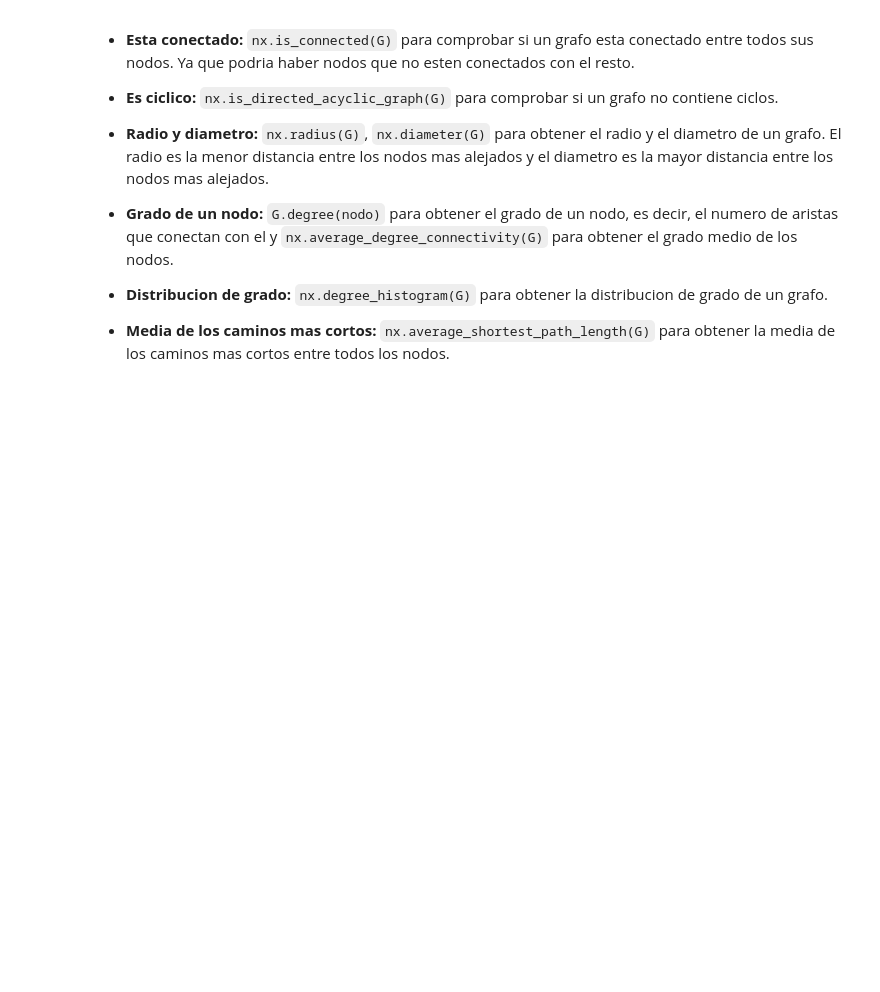
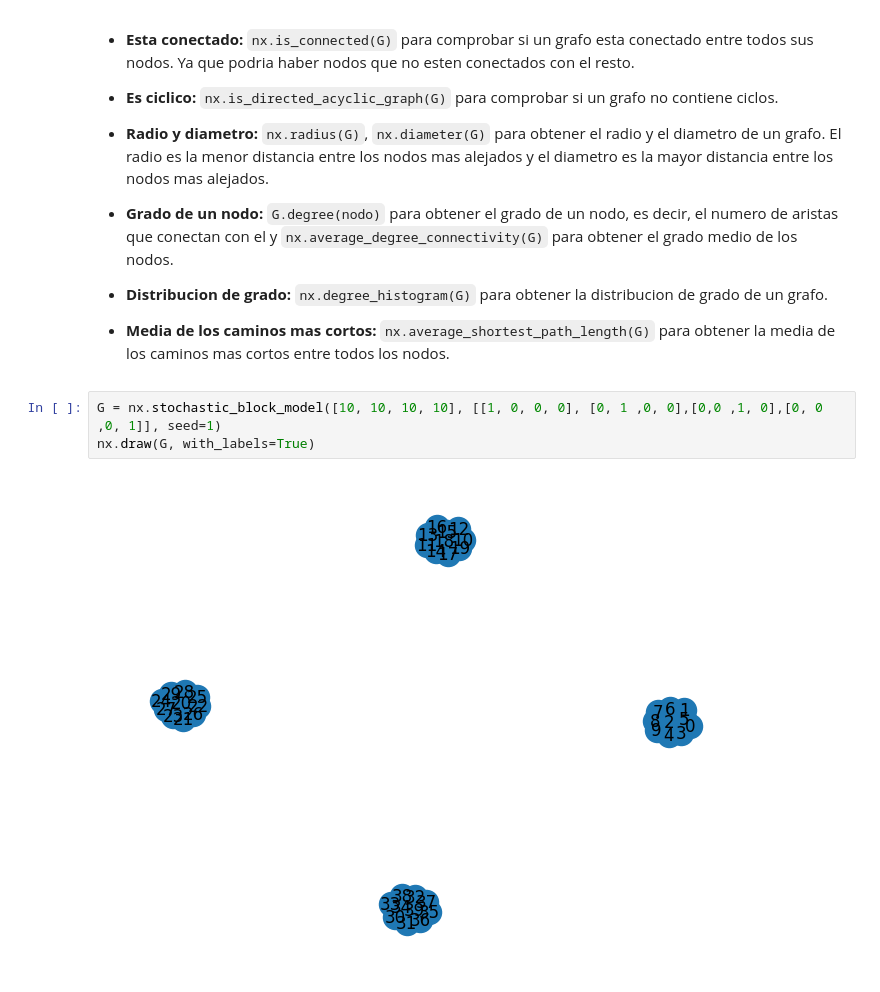
Before and after one commit to JBLOZ/IA, a Jupyter notebook: Mates Discretas/practica3/graph_generation.ipynb, the cells around one changed output. Drawn from its saved outputs; the diff is of its cells as text; blank space fills up the shorter version.

```diff
--- a/Mates Discretas/practica3/graph_generation.ipynb
+++ b/Mates Discretas/practica3/graph_generation.ipynb
@@ -64,3 +62,8 @@ nx.draw(G, with_labels=True)
 - **Distribucion de grado:** `nx.degree_histogram(G)` para obtener la distribucion de grado de un grafo.
 
 - **Media de los caminos mas cortos:** `nx.average_shortest_path_length(G)` para obtener la media de los caminos mas cortos entre todos los nodos.
+# %%
+G = nx.stochastic_block_model([10, 10, 10, 10], [[1, 0, 0, 0], [0, 1 ,0, 0],[0,0 ,1, 0],[0, 0 ,0, 1]], seed=1)
+nx.draw(G, with_labels=True)
+# %% [output]
+[figure, added]
```
Also changed, not shown: parts of 8 cells of this notebook, 10 other files.
